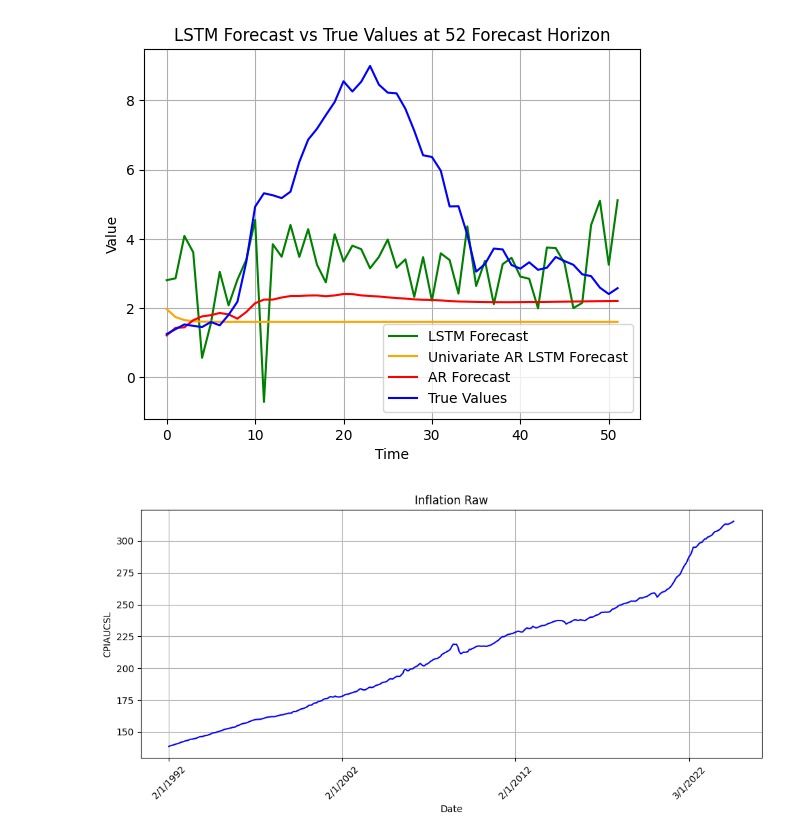
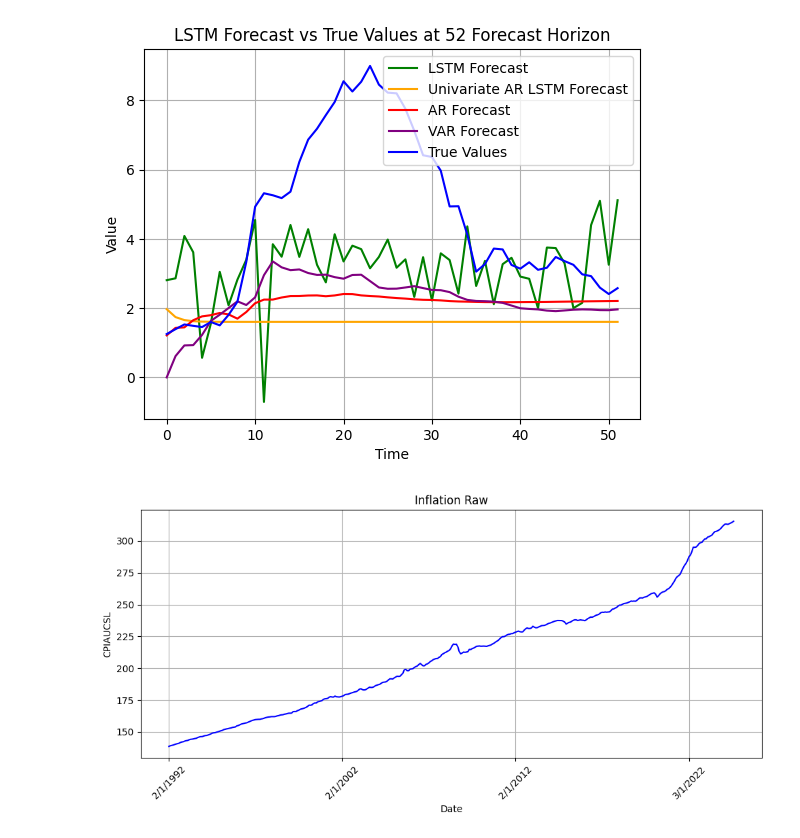
Before and after one commit to JawandS/macroeconvue, a Jupyter notebook: modeling/modeling/visualizer.ipynb, the cells around one changed output. Drawn from its saved outputs; the diff is of its cells as text; code cells hidden in the pictures.

```diff
--- a/modeling/modeling/visualizer.ipynb
+++ b/modeling/modeling/visualizer.ipynb
@@ -113,34 +119,40 @@ plt.show()
 # %%
 # Plot lstm forecast of minimum error at 52 forecast horizon
 inflation_index = pd.read_csv('../current.csv', index_col=0)[1:].dropna()["CPIAUCSL"].index
 
 data = lstm[lstm['forecast_horizon'] == 52]
 data = data[data['rmse'] == data['rmse'].min()]
 forecast = np.array(eval(data['forecast'].values[0]))
 actual = np.array(eval(data['actual'].values[0]))
 
 other_data = uni_ar_lstm[uni_ar_lstm['forecast_horizon'] == 52]
 uni_ar_lstm_data = other_data[other_data['rmse'] == other_data['rmse'].min()]
 uni_ar_lstm_forecast = np.array(eval(uni_ar_lstm_data['forecast'].values[0]))
 
 # Get AR data
 ar_data = ar[ar['forecast_horizon'] == 52]
 ar_data = ar_data[ar_data['rmse'] == ar_data['rmse'].min()]
 ar_forecast = np.array(eval(ar_data['forecast'].values[0]))
 
+# Get VAR data
+var_data = var[var['forecast_horizon'] == 52]
+var_data = var_data[var_data['rmse'] == var_data['rmse'].min()]
+var_forecast = np.array(eval(var_data['forecast'].values[0]))
+
 plt.figure()
 plt.plot(forecast, label='LSTM Forecast', color='green')
 plt.plot(uni_ar_lstm_forecast, label='Univariate AR LSTM Forecast', color='orange')
 plt.plot(ar_forecast, label='AR Forecast', color='red')
+plt.plot(var_forecast, label='VAR Forecast', color='purple')
 plt.plot(actual, label='True Values', color='blue')
 plt.title('LSTM Forecast vs True Values at 52 Forecast Horizon')
 plt.xlabel('Time')
 plt.ylabel('Value')
 plt.legend()
 plt.grid()
 plt.show()
 # %% [output]
-[figure, old version]
+[figure, new version]
 # %%
 import matplotlib.dates as mdates
 
```
Also changed, not shown: parts of 3 cells of this notebook, 2 other files.
